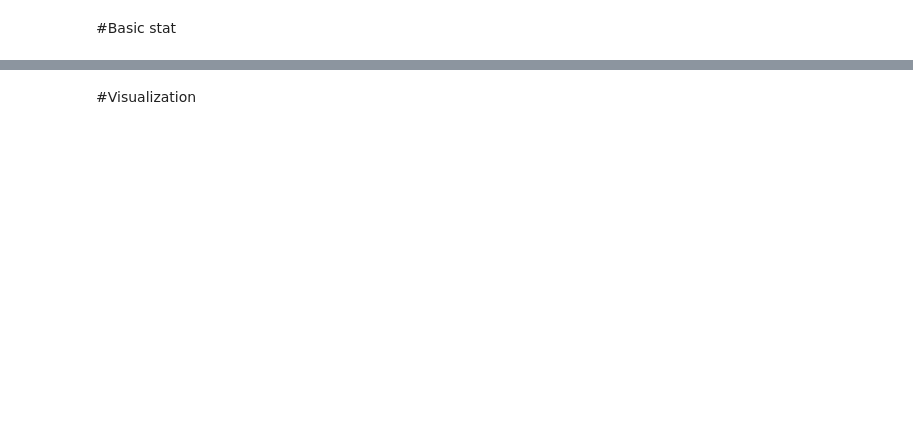
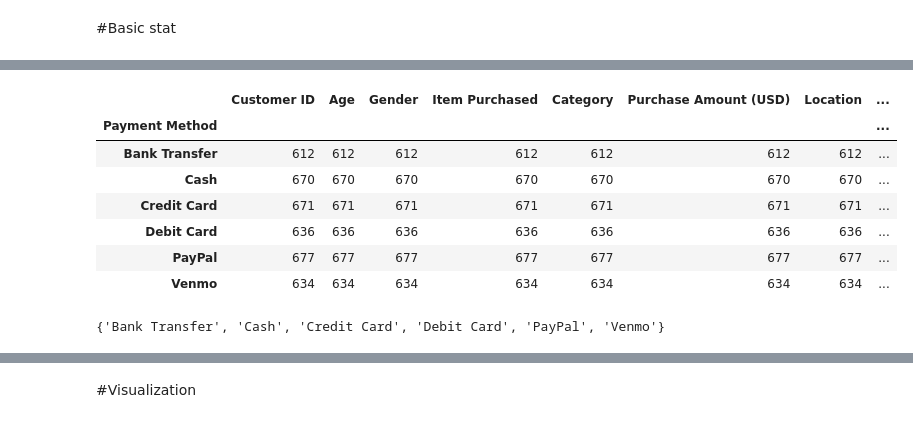
Before and after one commit to Pimchanok6430205105/BSC_DPDM23, a Jupyter notebook: Understanding_Data.ipynb, the cells around one changed output, grey strips where cells are left out. Cells and saved outputs as stored; diff of their text form; code cells hidden in the pictures; blank space fills up the shorter version.

```diff
--- a/Understanding_Data.ipynb
+++ b/Understanding_Data.ipynb
@@ -79,0 +91,15 @@ data_from_gdrive.describe()
+# %%
+shopping_data.groupby('Payment Method').count()
+# %% [output]
+|  | Customer ID | Age | Gender | Item Purchased | Category | Purchase Amount (USD) | Location | ... |
+| Payment Method |  |  |  |  |  |  |  | ... |
+| Bank Transfer | 612 | 612 | 612 | 612 | 612 | 612 | 612 | ... |
+| Cash | 670 | 670 | 670 | 670 | 670 | 670 | 670 | ... |
+| Credit Card | 671 | 671 | 671 | 671 | 671 | 671 | 671 | ... |
+| Debit Card | 636 | 636 | 636 | 636 | 636 | 636 | 636 | ... |
+| PayPal | 677 | 677 | 677 | 677 | 677 | 677 | 677 | ... |
+| Venmo | 634 | 634 | 634 | 634 | 634 | 634 | 634 | ... |
+# %%
+set(shopping_data['Payment Method'])
+# %% [output]
+{'Bank Transfer', 'Cash', 'Credit Card', 'Debit Card', 'PayPal', 'Venmo'}
```
Also changed, not shown: parts of 14 cells of this notebook.
